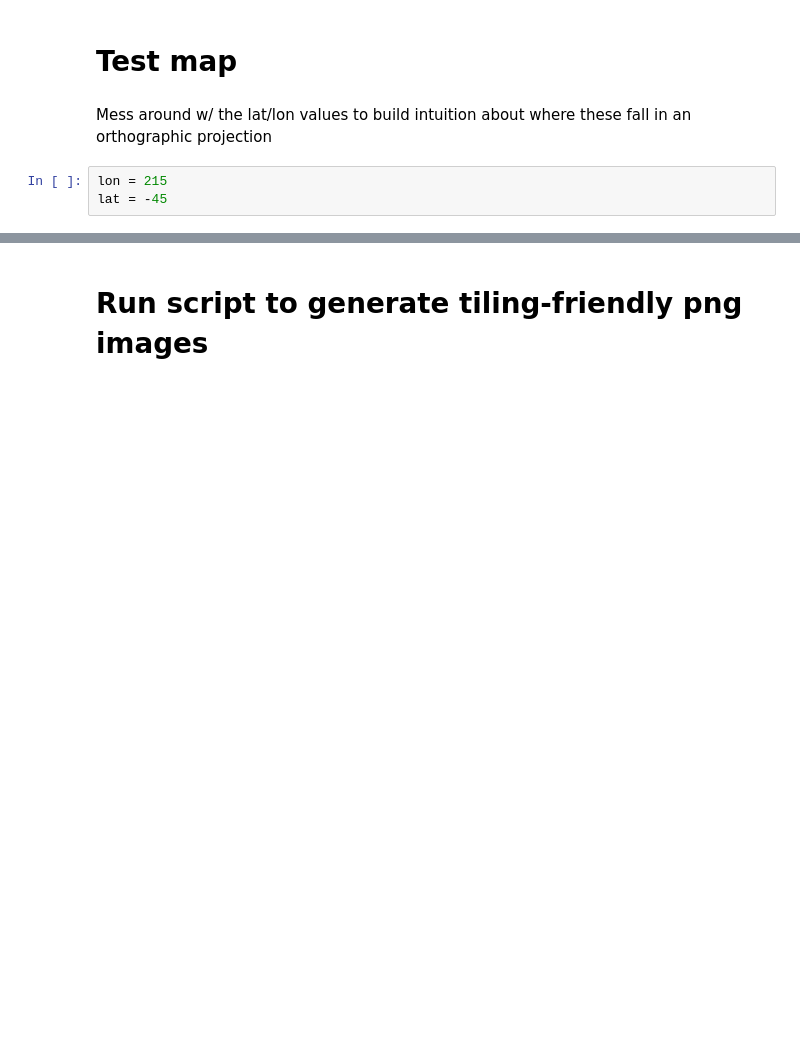
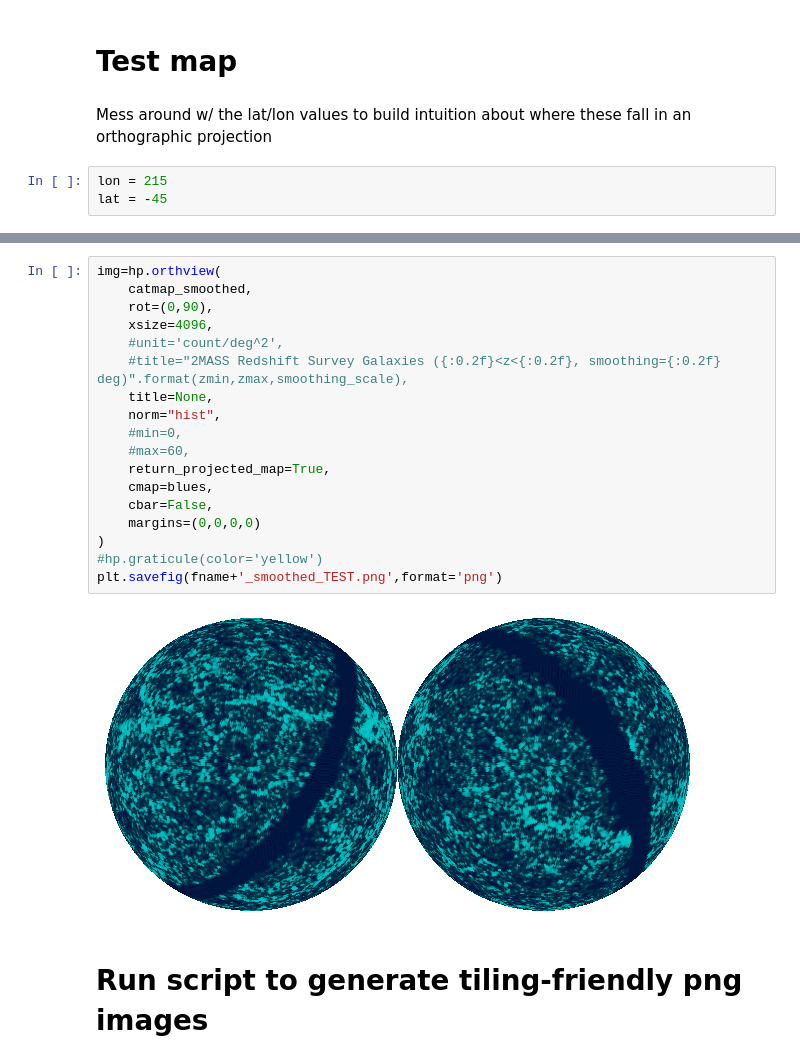
Before and after one commit to jfreudenburg/surp-skyviz, a Jupyter notebook: 2MASS_map.ipynb, the cells around one changed output, grey strips where cells are left out. Saved outputs shown, nothing was run; the diff lists cells and outputs as text; blank space fills up the shorter version.

```diff
--- a/2MASS_map.ipynb
+++ b/2MASS_map.ipynb
@@ -199,6 +277,26 @@ lon: 215.00
 [figure]
 [figure]
 [figure]
+# %%
+img=hp.orthview(
+    catmap_smoothed,
+    rot=(0,90),
+    xsize=4096,
+    #unit='count/deg^2',
+    #title="2MASS Redshift Survey Galaxies ({:0.2f}<z<{:0.2f}, smoothing={:0.2f} deg)".format(zmin,zmax,smoothing_scale),
+    title=None,
+    norm="hist",
+    #min=0,
+    #max=60,
+    return_projected_map=True,
+    cmap=blues,
+    cbar=False,
+    margins=(0,0,0,0)
+)
+#hp.graticule(color='yellow')
+plt.savefig(fname+'_smoothed_TEST.png',format='png')
+# %% [output]
+[figure, added]
 # %% [markdown]
 # Run script to generate tiling-friendly png images
 # %%
```
Also changed, not shown: parts of 4 cells of this notebook, 12 other files.
